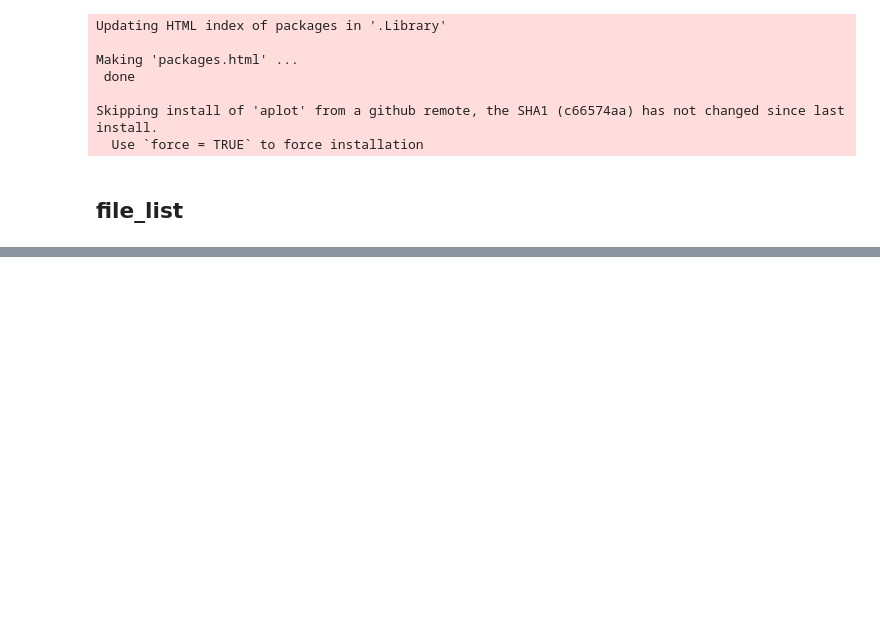
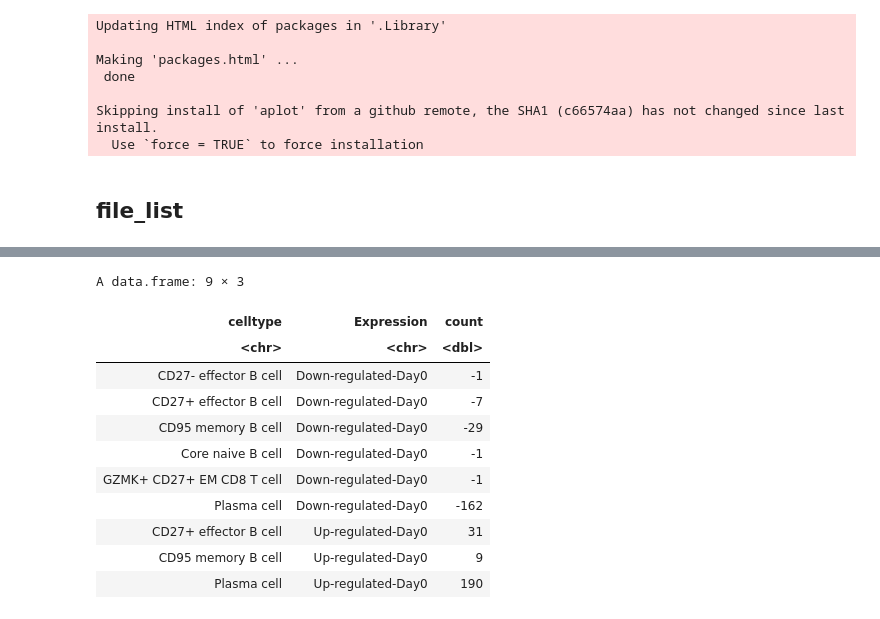
Before and after one commit to aifimmunology/sound-life-scrna-analysis, a Jupyter notebook: Mehul_Notebooks/DEG_Mehul/01D_Visualization.ipynb, the cells around one changed output, grey strips where cells are left out. Drawn from its saved outputs; the diff is of its cells as text; code cells hidden in the pictures; blank space fills up the shorter version.

```diff
--- a/Mehul_Notebooks/DEG_Mehul/01D_Visualization.ipynb
+++ b/Mehul_Notebooks/DEG_Mehul/01D_Visualization.ipynb
@@ -88,6 +87,21 @@ orders$count<-abs(orders$count)
 orders<-orders%>%
   group_by(celltype) %>%
   summarize(value = sum(count))%>%arrange(desc(value)) %>% select (celltype) %>% pull()
+# %%
+freq
+# %% [output]
+A data.frame: 9 × 3
+| celltype | Expression | count |
+| <chr> | <chr> | <dbl> |
+| CD27- effector B cell | Down-regulated-Day0 | -1 |
+| CD27+ effector B cell | Down-regulated-Day0 | -7 |
+| CD95 memory B cell | Down-regulated-Day0 | -29 |
+| Core naive B cell | Down-regulated-Day0 | -1 |
+| GZMK+ CD27+ EM CD8 T cell | Down-regulated-Day0 | -1 |
+| Plasma cell | Down-regulated-Day0 | -162 |
+| CD27+ effector B cell | Up-regulated-Day0 | 31 |
+| CD95 memory B cell | Up-regulated-Day0 | 9 |
+| Plasma cell | Up-regulated-Day0 | 190 |
 # %%
 options(repr.plot.width = 10, repr.plot.height = 5)
 #orders<-unique(freq %>% arrange(desc(count)) %>% select (celltype) %>% pull())
```
Also changed, not shown: parts of 11 cells of this notebook, 1 other file.
